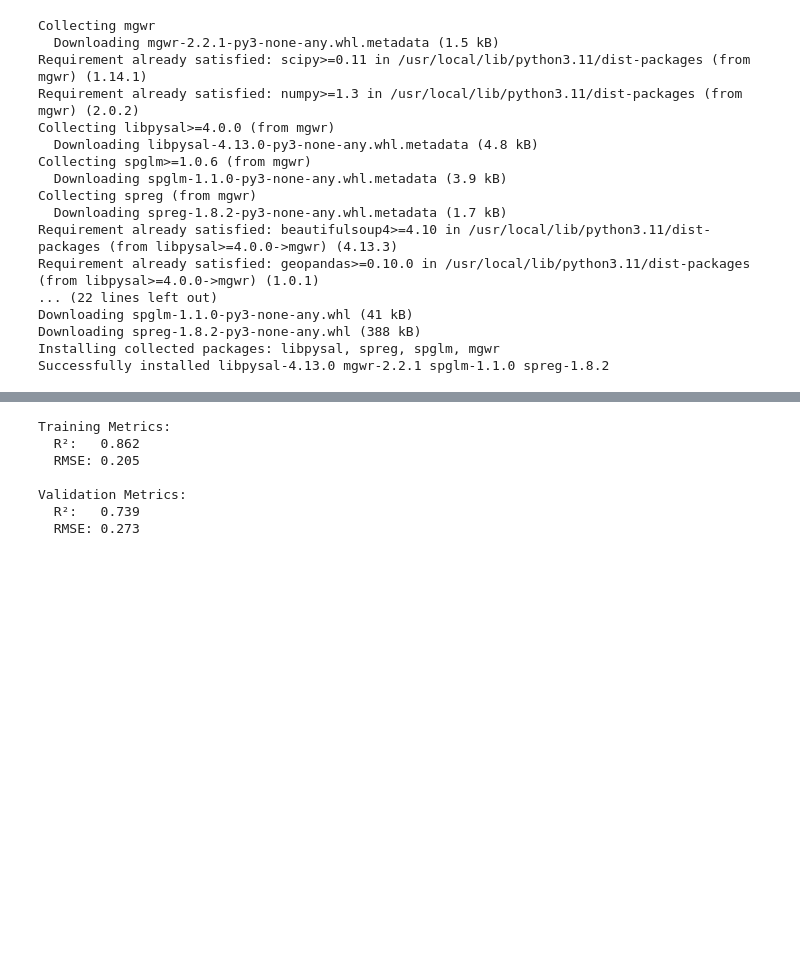
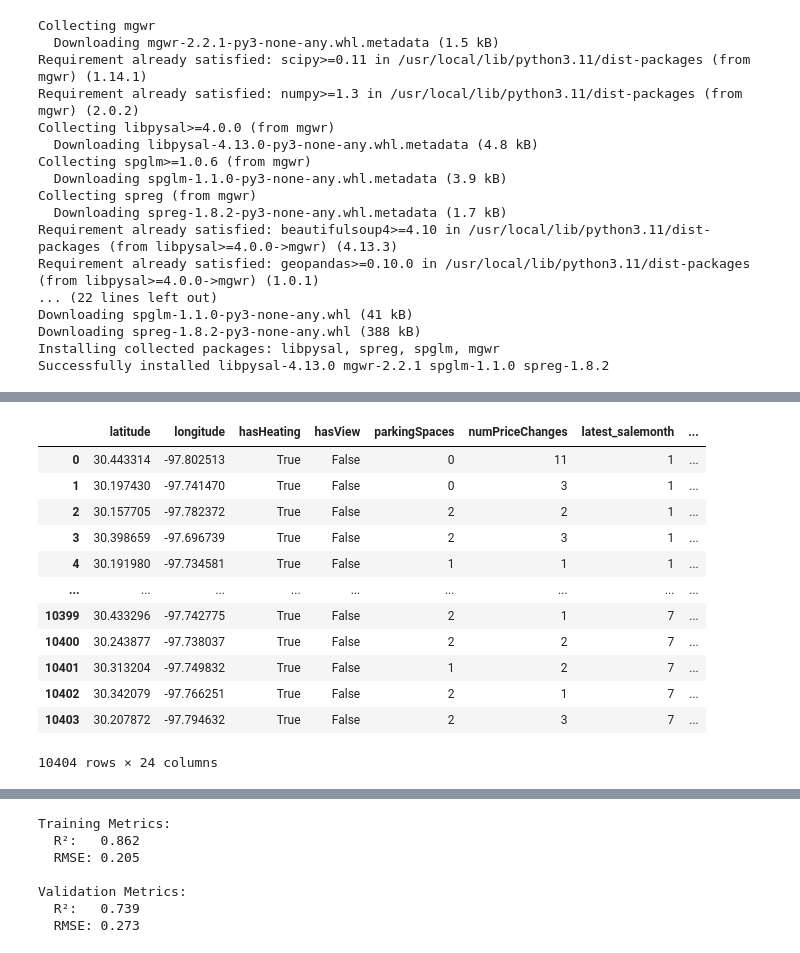
Before and after one commit to Shahahaha11/LION_DEN, a Jupyter notebook: trial_DATA_CLEANING.ipynb, the cells around one changed output, grey strips where cells are left out. Drawn from its saved outputs; the diff is of its cells as text; code cells hidden in the pictures; blank space fills up the shorter version.

```diff
--- a/trial_DATA_CLEANING.ipynb
+++ b/trial_DATA_CLEANING.ipynb
@@ -1107,0 +727,17 @@ X_train.shape
+# %%
+# FIRST SPLIT
+# Use df_3 for consistent splitting
+n_train = int(0.8 * len(df_3))  # Use length of df_3
+
+# Split df_3 instead of df_2
+train = df_3.iloc[:n_train]
+test = df_3.iloc[n_train:]
+
+# Create X and y from the splits
+X_train = train.drop(columns=['latestPrice_log'])
+y_train = train['latestPrice_log']
+X_test = test.drop(columns=['latestPrice_log'])
+y_test = test['latestPrice_log']
+
+X_train.shape
+train.columns
@@ -1233,3 +914,19 @@ Random Forest Performance:
+# %%
+train
+# %% [output]
+|  | latitude | longitude | hasHeating | hasView | parkingSpaces | numPriceChanges | latest_salemonth | ... |
+| 0 | 30.443314 | -97.802513 | True | False | 0 | 11 | 1 | ... |
+| 1 | 30.197430 | -97.741470 | True | False | 0 | 3 | 1 | ... |
+| 2 | 30.157705 | -97.782372 | True | False | 2 | 2 | 1 | ... |
+| 3 | 30.398659 | -97.696739 | True | False | 2 | 3 | 1 | ... |
+| 4 | 30.191980 | -97.734581 | True | False | 1 | 1 | 1 | ... |
+| ... | ... | ... | ... | ... | ... | ... | ... | ... |
+| 10399 | 30.433296 | -97.742775 | True | False | 2 | 1 | 7 | ... |
+| 10400 | 30.243877 | -97.738037 | True | False | 2 | 2 | 7 | ... |
+| 10401 | 30.313204 | -97.749832 | True | False | 1 | 2 | 7 | ... |
+| 10402 | 30.342079 | -97.766251 | True | False | 2 | 1 | 7 | ... |
+| 10403 | 30.207872 | -97.794632 | True | False | 2 | 3 | 7 | ... |
+10404 rows × 24 columns
 # %%
 train_dates = train['latest_saledate'].values
 # Chronological split on the RF data (which comes from the training set)
```
Also changed, not shown: parts of 30 cells of this notebook.
